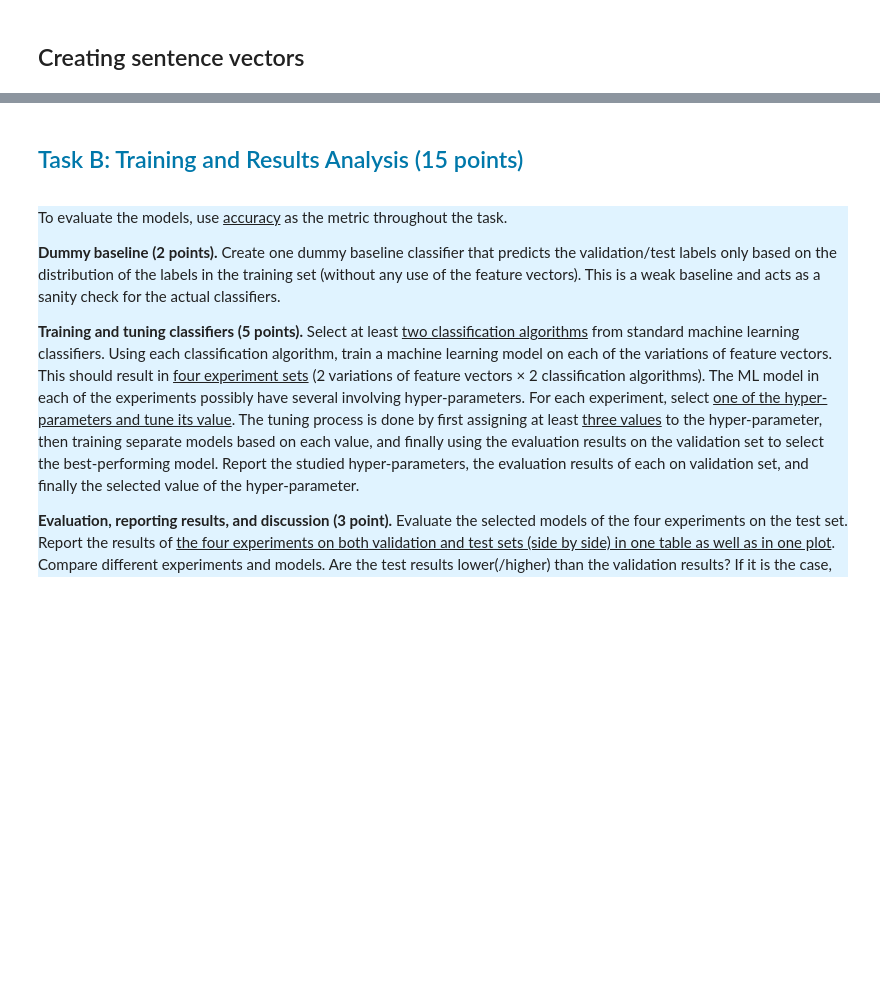
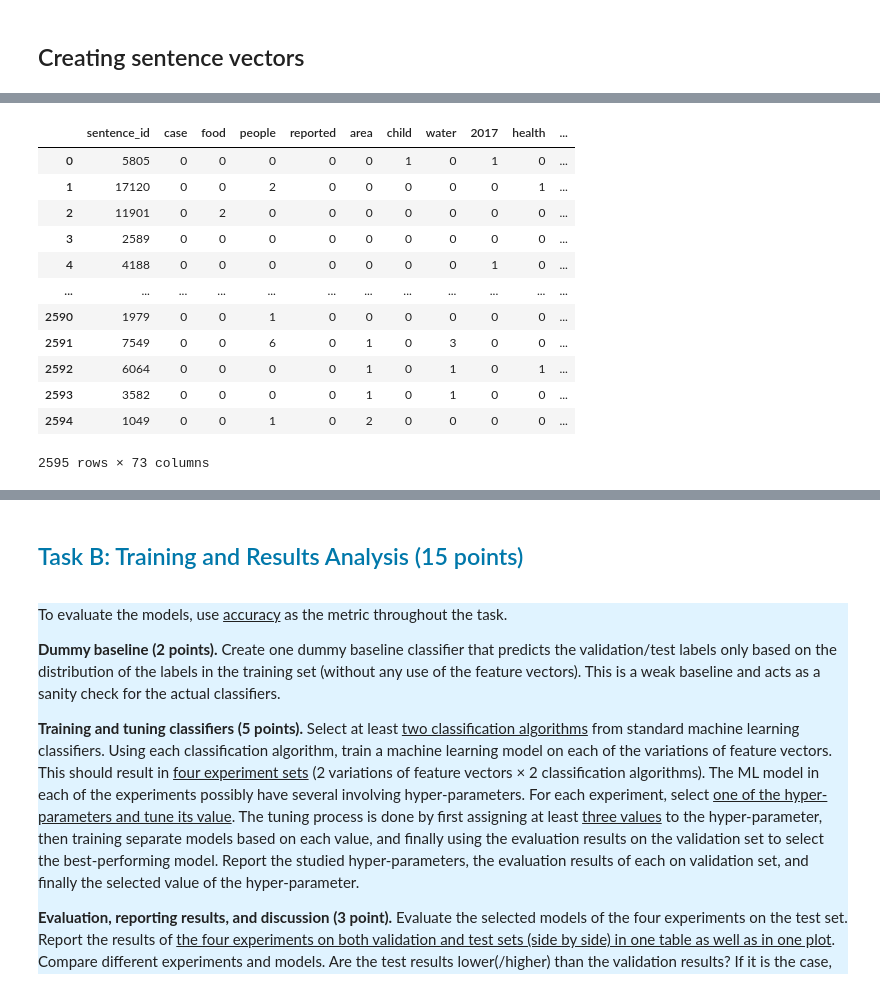
Before and after one commit to borosabel/NLP, a Jupyter notebook: Assignment1.ipynb, the cells around one changed output, grey strips where cells are left out. Saved outputs shown, nothing was run; the diff lists cells and outputs as text; code cells hidden in the pictures; blank space fills up the shorter version.

```diff
--- a/Assignment1.ipynb
+++ b/Assignment1.ipynb
@@ -275,0 +355,16 @@ df
+# %%
+document_word_matrix_test
+# %% [output]
+|  | sentence_id | case | food | people | reported | area | child | water | 2017 | health | ... |
+| 0 | 5805 | 0 | 0 | 0 | 0 | 0 | 1 | 0 | 1 | 0 | ... |
+| 1 | 17120 | 0 | 0 | 2 | 0 | 0 | 0 | 0 | 0 | 1 | ... |
+| 2 | 11901 | 0 | 2 | 0 | 0 | 0 | 0 | 0 | 0 | 0 | ... |
+| 3 | 2589 | 0 | 0 | 0 | 0 | 0 | 0 | 0 | 0 | 0 | ... |
+| 4 | 4188 | 0 | 0 | 0 | 0 | 0 | 0 | 0 | 1 | 0 | ... |
+| ... | ... | ... | ... | ... | ... | ... | ... | ... | ... | ... | ... |
+| 2590 | 1979 | 0 | 0 | 1 | 0 | 0 | 0 | 0 | 0 | 0 | ... |
+| 2591 | 7549 | 0 | 0 | 6 | 0 | 1 | 0 | 3 | 0 | 0 | ... |
+| 2592 | 6064 | 0 | 0 | 0 | 0 | 1 | 0 | 1 | 0 | 1 | ... |
+| 2593 | 3582 | 0 | 0 | 0 | 0 | 1 | 0 | 1 | 0 | 0 | ... |
+| 2594 | 1049 | 0 | 0 | 1 | 0 | 2 | 0 | 0 | 0 | 0 | ... |
+2595 rows × 73 columns
```
Also changed, not shown: parts of 31 cells of this notebook, 1 other file.
